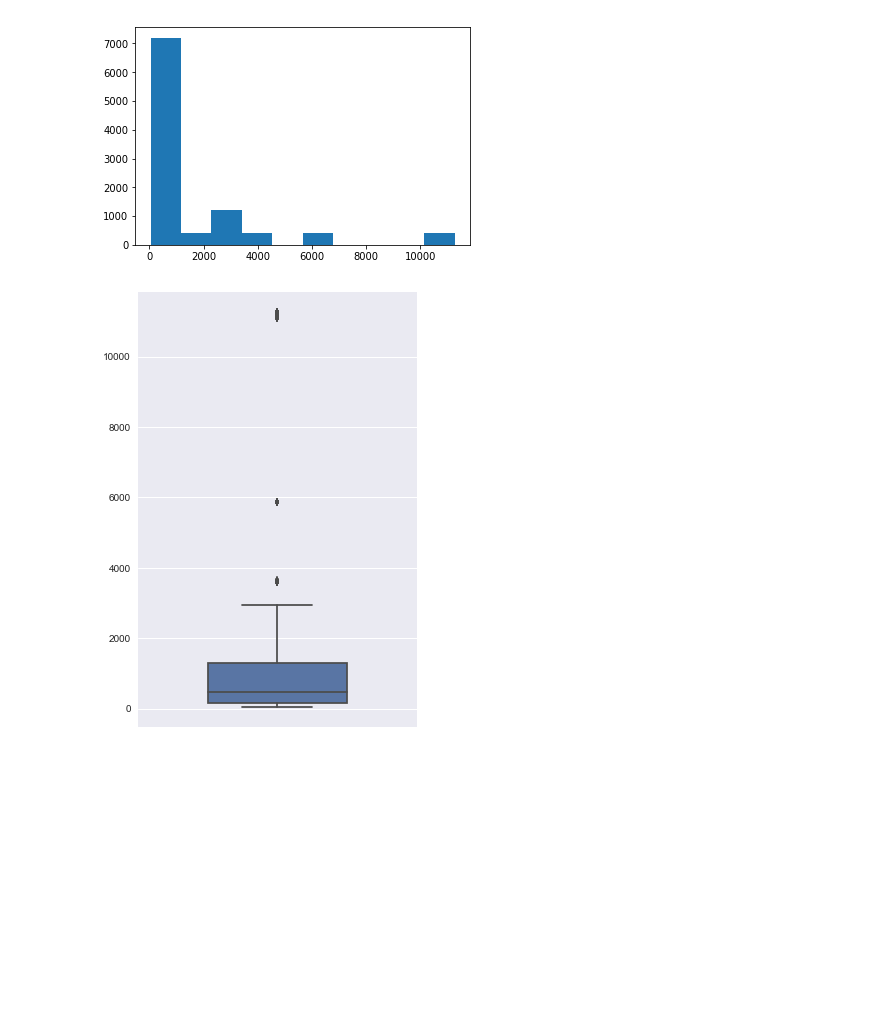
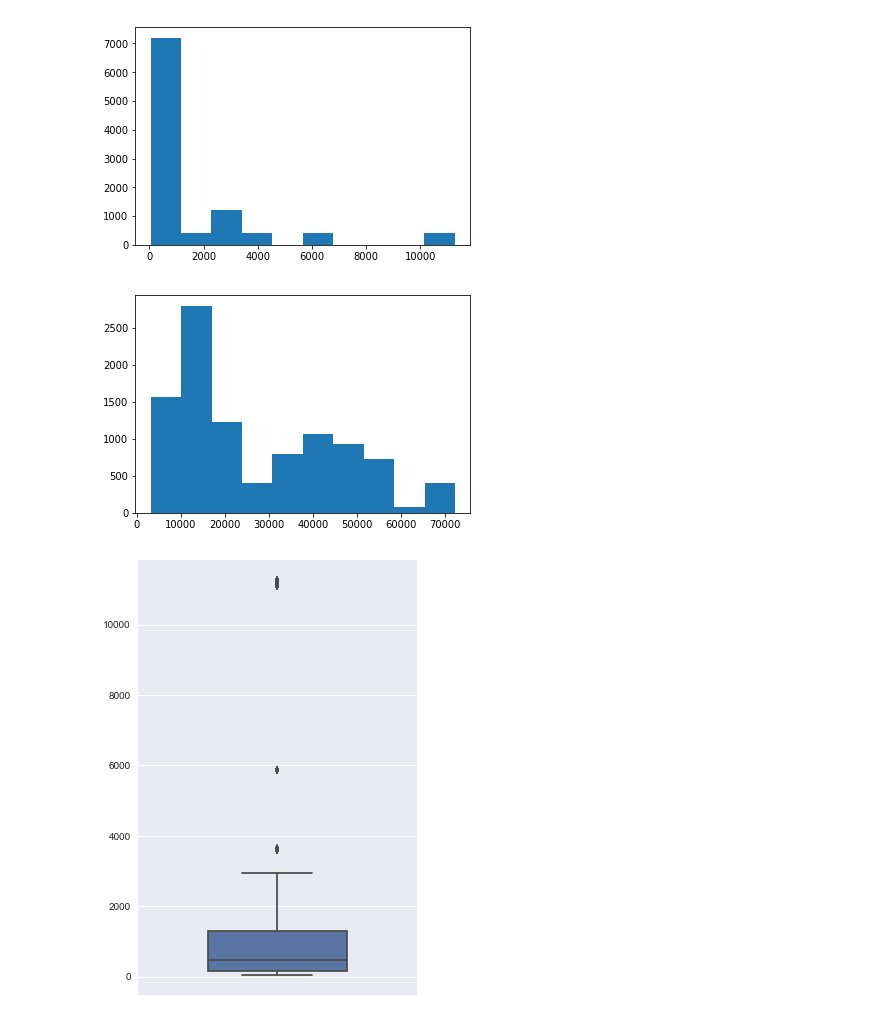
Before and after one commit to helencai62/Reddit_post_project, a Jupyter notebook: starter-code.ipynb, the cells around one changed output. Drawn from its saved outputs; the diff is of its cells as text; code cells hidden in the pictures; blank space fills up the shorter version.

```diff
--- a/starter-code.ipynb
+++ b/starter-code.ipynb
@@ -119,3 +99,26 @@ str(posts[50]['data']['title'].split())
 TIL Donnie Yen (the blind monk in Star Wars: Rogue One/star of the Ip Man films) was once leaving a Hong Kong nightclub with his girlfriend when they were attacked by a gang who had been bothering the ...
 47
 "['TIL', 'Donnie', 'Yen', '(the', 'blind', 'monk', 'in', 'Star', 'Wars:', 'Rogue', 'One/star', 'of', 'the', 'Ip', 'Man', 'films)', 'was', 'once', 'leaving', 'a', 'Hong', 'Kong', 'nightclub', 'with', ' ...
+# %%
+import numpy as np
+
+posts_comments = []
+posts_scores = []
+posts_titles = []
+
+for i in range(len(posts)):
+    #post comments
+    comments = posts[i]['data']['num_comments']
+    posts_comments.append(comments)
+
+    #score ==> upvote
+    scores = posts[i]['data']['score']
+    posts_scores.append(scores)
+
+    #post text
+    titles = posts[i]['data']['title']
+    posts_titles.append(titles)
+
+posts_comments = np.array(posts_comments)
+posts_scores = np.array(posts_scores)
+posts_titles = np.array(posts_titles)
@@ -147,6 +187,10 @@ import matplotlib.pyplot as plt
 plt.hist(posts_comments);
 # %% [output]
 [figure]
+# %%
+plt.hist(posts_scores);
+# %% [output]
+[figure, added]
 # %%
 #from stack overflow: setting figsize
 sns.set(rc={'figure.figsize':(5,8)})
```
Also changed, not shown: parts of 7 cells of this notebook, 27 other files.
